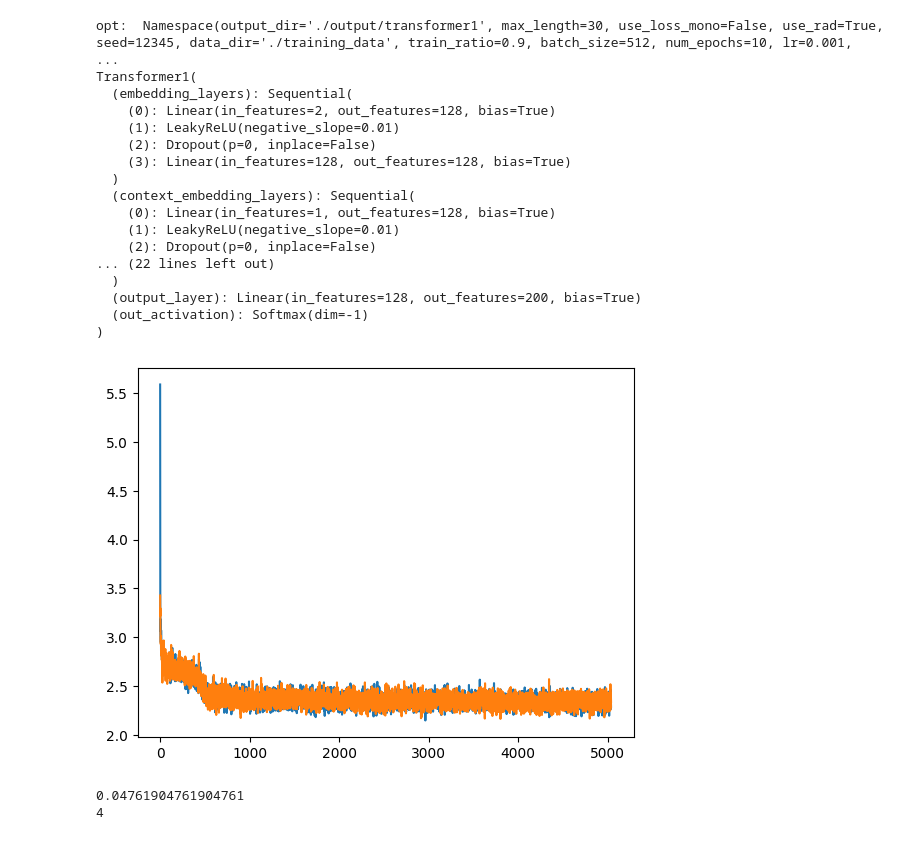
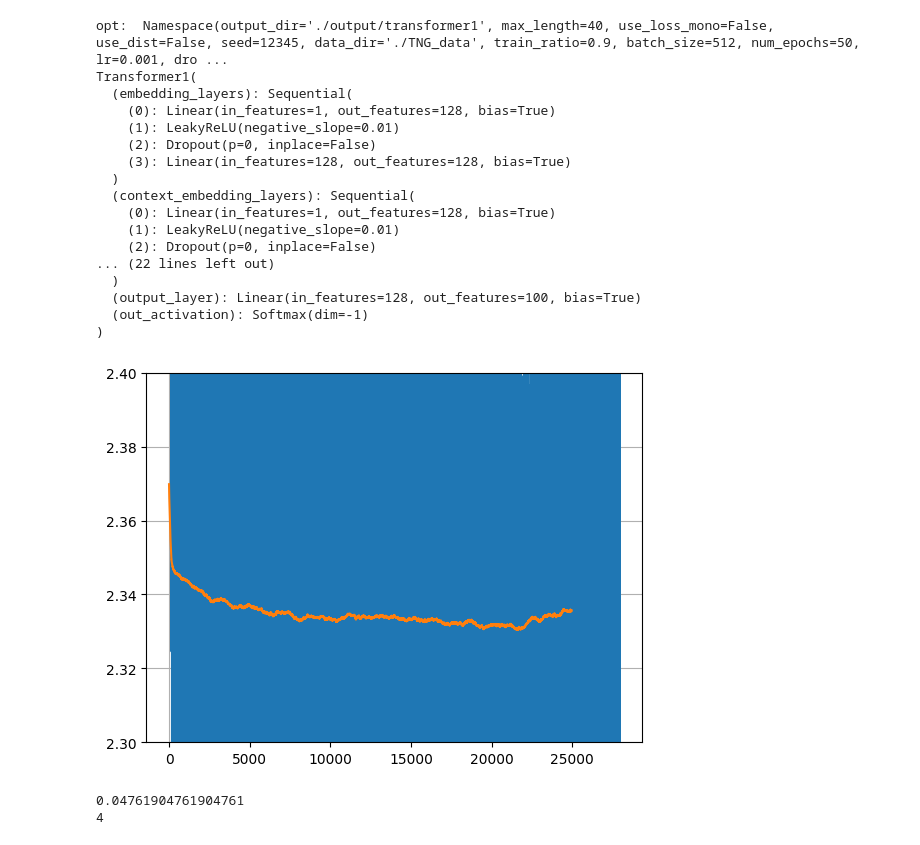
Before and after one commit to knmoriwaki/cosmoglint, a Jupyter notebook: Transformer/plot.ipynb, the cells around one changed output. Drawn from its saved outputs; the diff is of its cells as text; code cells hidden in the pictures.

Commit message:
create Transformer-NF

```diff
--- a/Transformer/plot.ipynb
+++ b/Transformer/plot.ipynb
@@ -24,45 +24,52 @@ data_dir = "TNG_data"
 loss = np.loadtxt(f"{model_dir}/log.txt", comments="#")
 plt.figure()
 plt.plot(loss[:,0], label="train")
-plt.plot(loss[:,1], label="val")
+def running_mean(x, window_size):
+    cumsum = np.cumsum(np.insert(x, 0, 0))
+    return (cumsum[window_size:] - cumsum[:-window_size]) / window_size
+
+loss_val = running_mean(loss[:,1], 3000)
+plt.plot(np.arange(len(loss_val)), loss_val, label="val (running mean)")
 #plt.yscale("log")
+plt.ylim([2.3,2.4])
+plt.grid()
 
 ### load parameters
 with open(f"{model_dir}/args.json", "r") as f:
     opt = json.load(f, object_hook=lambda d: argparse.Namespace(**d))
 print("opt: ", opt)
 
 norm_params = np.loadtxt("norm_params.txt")
 xmin, xmax = norm_params[0]
 ymin, ymax = norm_params[1]
 ymin2, ymax2 = norm_params[2]
 
 ### load model
 model = my_model(opt)
 model.to(device)
 
 model.load_state_dict(torch.load(f"{model_dir}/model.pth"))
 model.eval()
 print(model)
 # %% [output]
-opt:  Namespace(output_dir='./output/transformer1', max_length=30, use_loss_mono=False, use_rad=True, seed=12345, data_dir='./training_data', train_ratio=0.9, batch_size=512, num_epochs=10, lr=0.001,  ...
+opt:  Namespace(output_dir='./output/transformer1', max_length=40, use_loss_mono=False, use_dist=False, seed=12345, data_dir='./TNG_data', train_ratio=0.9, batch_size=512, num_epochs=50, lr=0.001, dro ...
 Transformer1(
   (embedding_layers): Sequential(
-    (0): Linear(in_features=2, out_features=128, bias=True)
+    (0): Linear(in_features=1, out_features=128, bias=True)
     (1): LeakyReLU(negative_slope=0.01)
     (2): Dropout(p=0, inplace=False)
     (3): Linear(in_features=128, out_features=128, bias=True)
   )
   (context_embedding_layers): Sequential(
     (0): Linear(in_features=1, out_features=128, bias=True)
     (1): LeakyReLU(negative_slope=0.01)
     (2): Dropout(p=0, inplace=False)
 ... (22 lines left out)
   )
-  (output_layer): Linear(in_features=128, out_features=200, bias=True)
+  (output_layer): Linear(in_features=128, out_features=100, bias=True)
   (out_activation): Softmax(dim=-1)
 )
-[figure, old version]
+[figure, new version]
 # %%
 ### True data ###
 ndata = None
```
Also changed, not shown: parts of 8 cells of this notebook, 17 other files.
